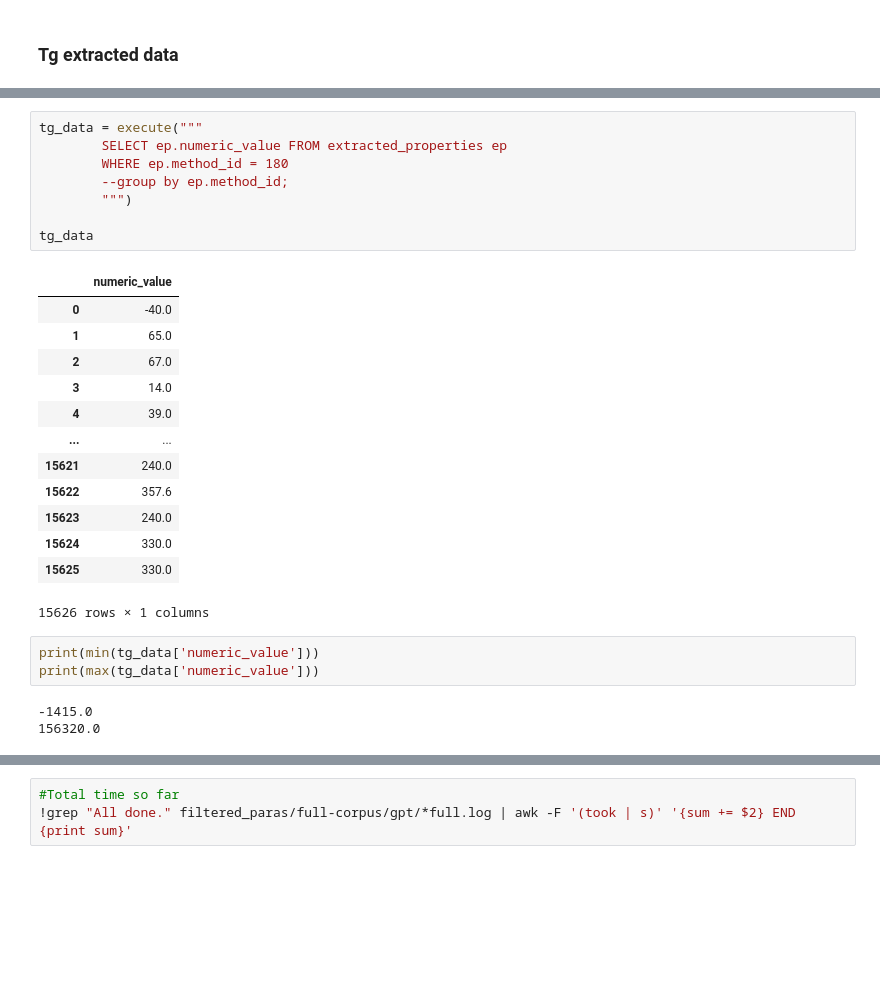
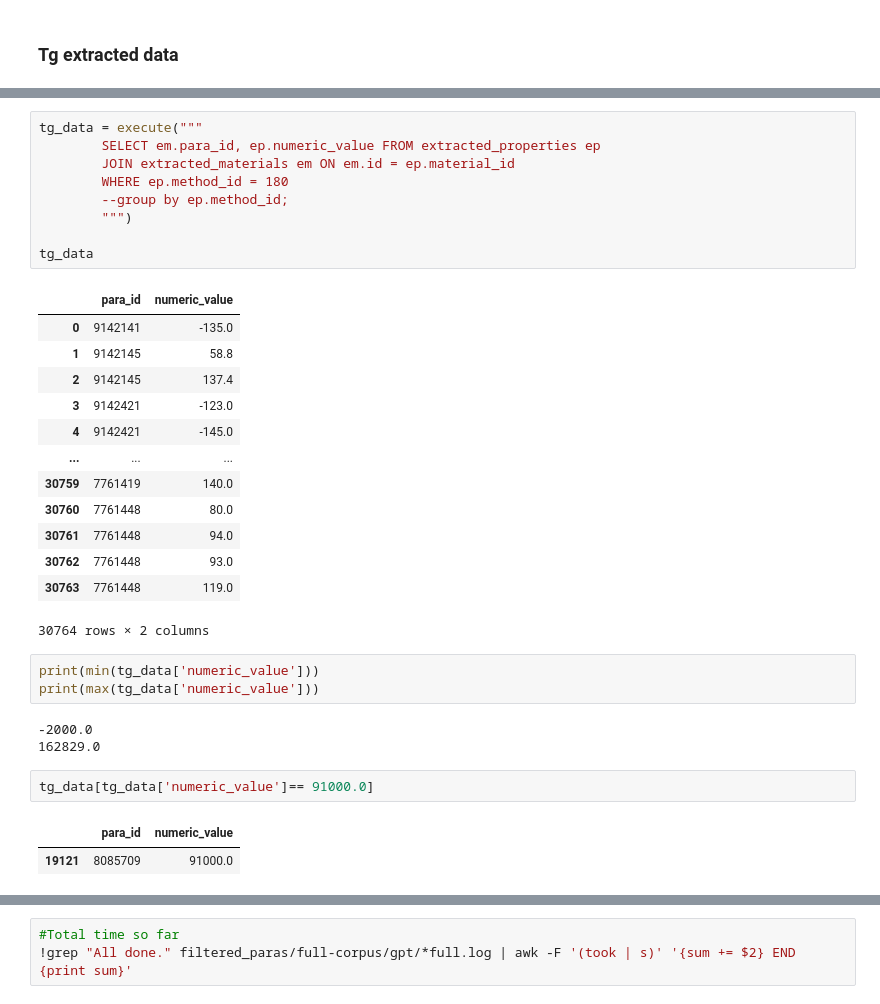
Before and after one commit to Ramprasad-Group/PromptDataExtraction, a Jupyter notebook: notebooks/Analyze-GPT-Full-Corpus.ipynb, the cells around one changed output, grey strips where cells are left out. Drawn from its saved outputs; the diff is of its cells as text; blank space fills up the shorter version.

```diff
--- a/notebooks/Analyze-GPT-Full-Corpus.ipynb
+++ b/notebooks/Analyze-GPT-Full-Corpus.ipynb
@@ -122,28 +122,34 @@ execute("""
 # %%
 tg_data = execute("""
-        SELECT ep.numeric_value FROM extracted_properties ep
+        SELECT em.para_id, ep.numeric_value FROM extracted_properties ep
+        JOIN extracted_materials em ON em.id = ep.material_id
         WHERE ep.method_id = 180
         --group by ep.method_id;
         """)
 
 tg_data
 # %% [output]
-|  | numeric_value |
-| 0 | -40.0 |
-| 1 | 65.0 |
-| 2 | 67.0 |
-| 3 | 14.0 |
-| 4 | 39.0 |
-| ... | ... |
-| 15621 | 240.0 |
-| 15622 | 357.6 |
-| 15623 | 240.0 |
-| 15624 | 330.0 |
-| 15625 | 330.0 |
+|  | para_id | numeric_value |
+| 0 | 9142141 | -135.0 |
+| 1 | 9142145 | 58.8 |
+| 2 | 9142145 | 137.4 |
+| 3 | 9142421 | -123.0 |
+| 4 | 9142421 | -145.0 |
+| ... | ... | ... |
+| 30759 | 7761419 | 140.0 |
+| 30760 | 7761448 | 80.0 |
+| 30761 | 7761448 | 94.0 |
+| 30762 | 7761448 | 93.0 |
+| 30763 | 7761448 | 119.0 |
-15626 rows × 1 columns
+30764 rows × 2 columns
 # %%
 print(min(tg_data['numeric_value']))
 print(max(tg_data['numeric_value']))
 # %% [output]
--1415.0
-156320.0
+-2000.0
+162829.0
+# %%
+tg_data[tg_data['numeric_value']== 91000.0]
+# %% [output]
+|  | para_id | numeric_value |
+| 19121 | 8085709 | 91000.0 |
```
Also changed, not shown: parts of 11 cells of this notebook, 1 other file.
